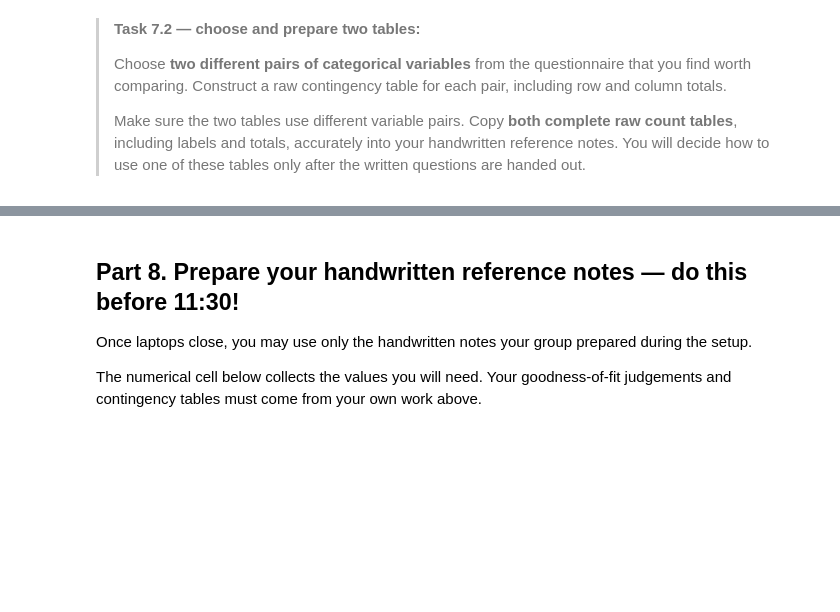
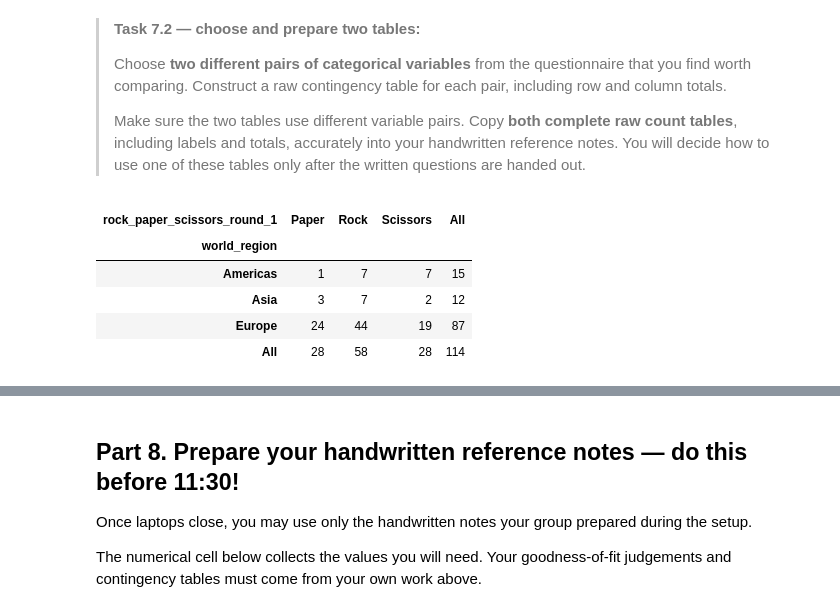
Before and after one commit to Pelldepinda/Friday_1.4, a Jupyter notebook: GA_1.4.ipynb, the cells around one changed output, grey strips where cells are left out. Cells and saved outputs as stored; diff of their text form; code cells hidden in the pictures; blank space fills up the shorter version.

```diff
--- a/GA_1.4.ipynb
+++ b/GA_1.4.ipynb
@@ -285,3 +281,12 @@ example_counts
 >Make sure the two tables use different variable pairs. Copy **both complete raw count tables**, including labels and totals, accurately into your handwritten reference notes. You will decide how to use one of these tables only after the written questions are handed out.
 # %%
 ### YOUR CODE HERE
+table1 = pd.crosstab(survey['world_region'], survey['rock_paper_scissors_round_1'], margins=True)
+table1
+# %% [output]
+| rock_paper_scissors_round_1 | Paper | Rock | Scissors | All |
+| world_region |  |  |  |  |
+| Americas | 1 | 7 | 7 | 15 |
+| Asia | 3 | 7 | 2 | 12 |
+| Europe | 24 | 44 | 19 | 87 |
+| All | 28 | 58 | 28 | 114 |
```
Also changed, not shown: parts of 4 cells of this notebook.
